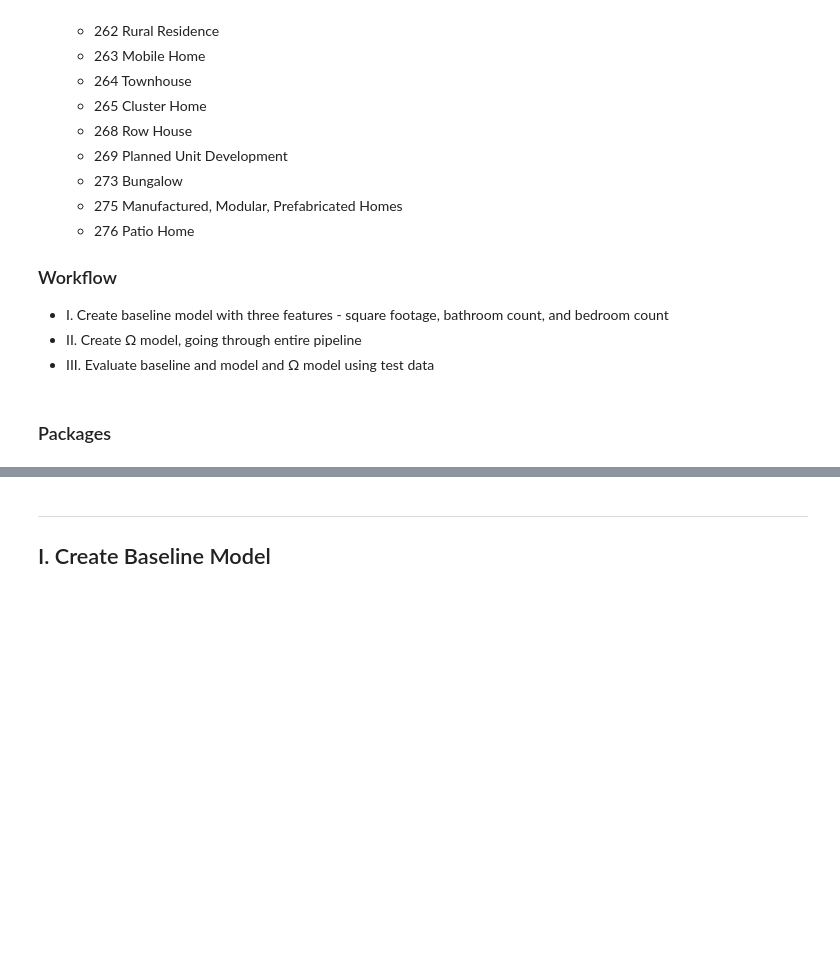
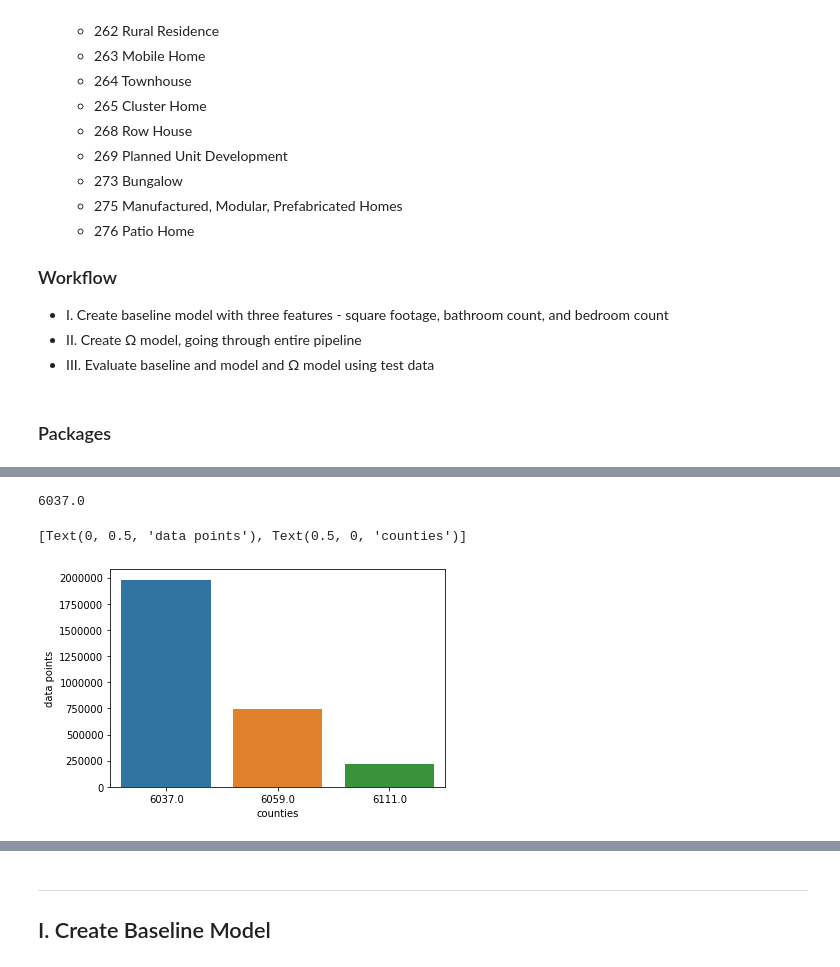
Before and after one commit to crisgiovanoni/zillow_project, a Jupyter notebook: Estimating Assessed Value of Properties - Zillow Dataset.ipynb, the cells around one changed output, grey strips where cells are left out. Saved outputs shown, nothing was run; the diff lists cells and outputs as text; code cells hidden in the pictures; blank space fills up the shorter version.

```diff
--- a/Estimating Assessed Value of Properties - Zillow Dataset.ipynb
+++ b/Estimating Assessed Value of Properties - Zillow Dataset.ipynb
@@ -60,0 +53,15 @@ fips.head()
+# %%
+dist["taxrate"] = dist.taxamount/dist.taxvaluedollarcnt
+dist.dropna()
+dist.fips.astype("int")
+
+dist.fips.loc[6037]
+# dist.fips.rename({6037.0: "Los Angeles", 6059.0: "Orange", 6111.0: "Ventura"}, axis=0)
+# %% [output]
+6037.0
+# %%
+count = sns.countplot(x='fips', data=dist)
+count.set(xlabel='counties', ylabel='data points')
+# %% [output]
+[Text(0, 0.5, 'data points'), Text(0.5, 0, 'counties')]
+[figure, added]
```
Also changed, not shown: parts of 9 cells of this notebook.
